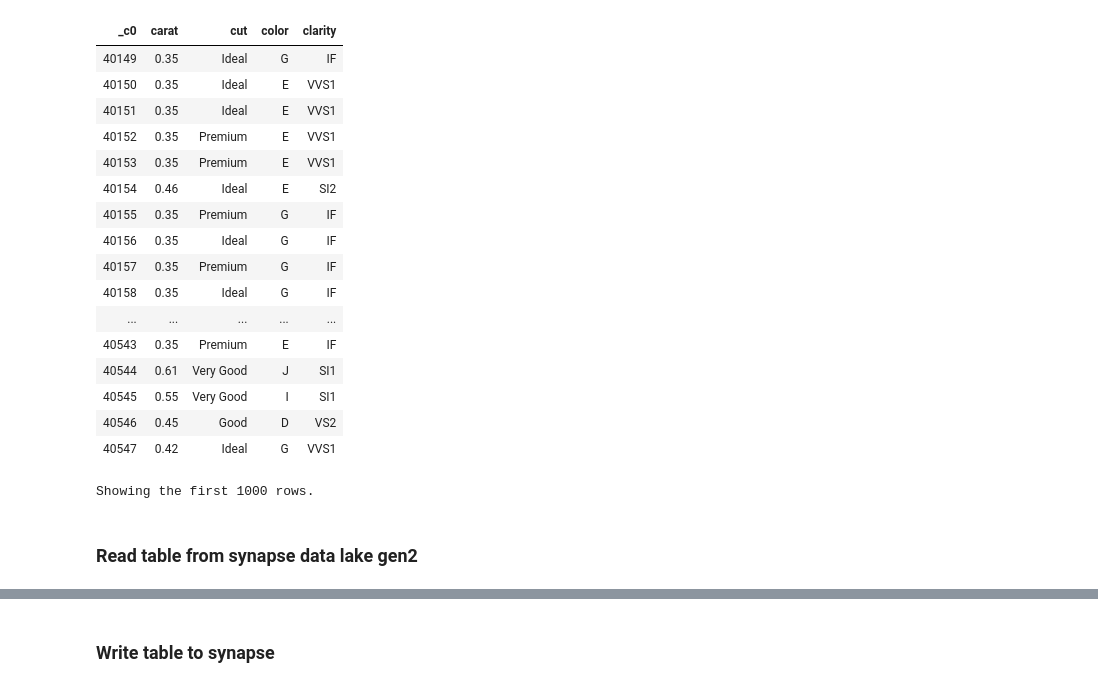
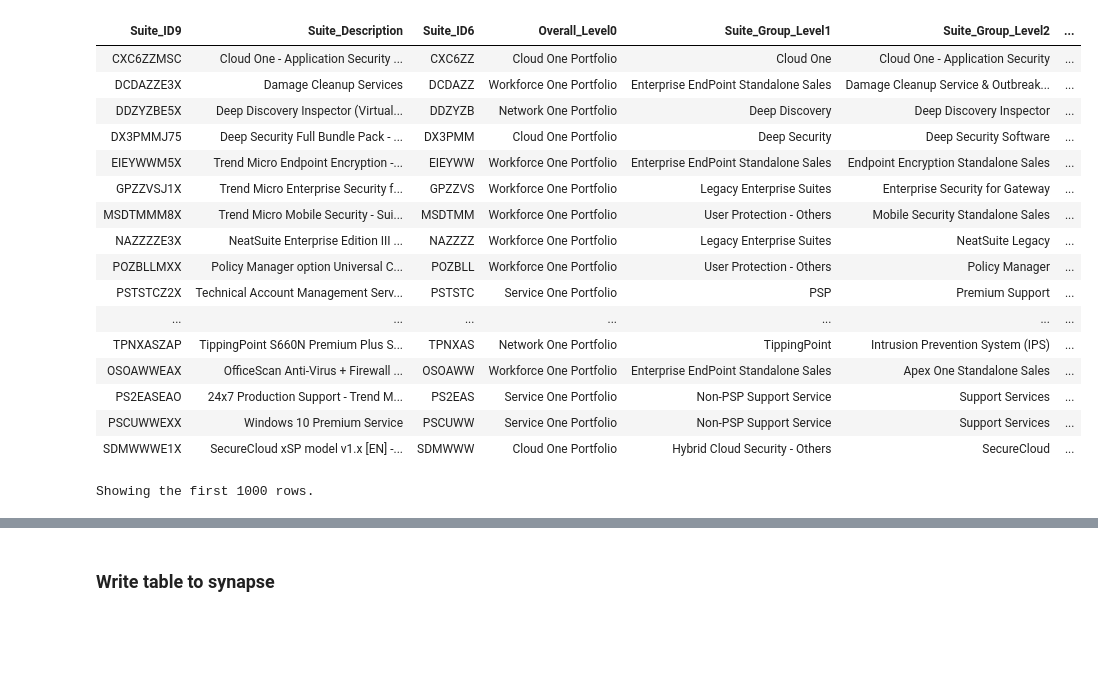
Before and after one commit to a93701011/bifconnect, a Jupyter notebook: databricks/read-write-from-synapse.ipynb, the cells around one changed output, grey strips where cells are left out. Cells and saved outputs as stored; diff of their text form; code cells hidden in the pictures; blank space fills up the shorter version.

```diff
--- a/databricks/read-write-from-synapse.ipynb
+++ b/databricks/read-write-from-synapse.ipynb
@@ -27,31 +10,40 @@ sqlDwUrlSmall = "jdbc:sqlserver://" + dwServer + ":" + dwJdbcPort + ";database="
 # %%
+blobStorage = "gdwpocdls.dfs.core.windows.net"
+blobContainer = "bifconnect"
+blobAccessKey = dbutils.secrets.get(scope = 'BIFC-asagdwpocws-etl', key = 'StorageAccount-gdwpocdls-AccessKey')
+
+spark.conf.set(f"fs.azure.account.key.{blobStorage}",blobAccessKey)
+
+tempDir = "abfss://" + blobContainer + "@" + blobStorage +"/tempDirs"
+
+_url = dbutils.secrets.get(scope = 'BIFC-asagdwpocws-etl', key = 'Synapse-asagdwpocetl-ConnectionString');
+
+
 # Load data from an Azure Synapse query.
 df1 = (spark.read.format("com.databricks.spark.sqldw")
-       .option("url", sqlDwUrlSmall)
-       .option("query", "select * from SampleTable")
-       .option( "forward_spark_azure_storage_credentials","True")
+       .option("query", "select * from ACC_MART.Dim_Suite")
+       .option( "useAzureMSI","True")
+       .option("url", _url)
        .option("tempdir", tempDir)
        .load())
 
 display(df1)
 # %% [output]
-| _c0 | carat | cut | color | clarity |
-| 40149 | 0.35 | Ideal | G | IF |
-| 40150 | 0.35 | Ideal | E | VVS1 |
-| 40151 | 0.35 | Ideal | E | VVS1 |
-| 40152 | 0.35 | Premium | E | VVS1 |
-| 40153 | 0.35 | Premium | E | VVS1 |
-| 40154 | 0.46 | Ideal | E | SI2 |
-| 40155 | 0.35 | Premium | G | IF |
-| 40156 | 0.35 | Ideal | G | IF |
-| 40157 | 0.35 | Premium | G | IF |
-| 40158 | 0.35 | Ideal | G | IF |
-| ... | ... | ... | ... | ... |
-| 40543 | 0.35 | Premium | E | IF |
-| 40544 | 0.61 | Very Good | J | SI1 |
-| 40545 | 0.55 | Very Good | I | SI1 |
-| 40546 | 0.45 | Good | D | VS2 |
-| 40547 | 0.42 | Ideal | G | VVS1 |
+| Suite_ID9 | Suite_Description | Suite_ID6 | Overall_Level0 | Suite_Group_Level1 | Suite_Group_Level2 | ... |
+| CXC6ZZMSC | Cloud One - Application Security ... | CXC6ZZ | Cloud One Portfolio | Cloud One | Cloud One - Application Security | ... |
+| DCDAZZE3X | Damage Cleanup Services | DCDAZZ | Workforce One Portfolio | Enterprise EndPoint Standalone Sales | Damage Cleanup Service & Outbreak... | ... |
+| DDZYZBE5X | Deep Discovery Inspector (Virtual... | DDZYZB | Network One Portfolio | Deep Discovery | Deep Discovery Inspector | ... |
+| DX3PMMJ75 | Deep Security Full Bundle Pack - ... | DX3PMM | Cloud One Portfolio | Deep Security | Deep Security Software | ... |
+| EIEYWWM5X | Trend Micro Endpoint Encryption -... | EIEYWW | Workforce One Portfolio | Enterprise EndPoint Standalone Sales | Endpoint Encryption Standalone Sales | ... |
+| GPZZVSJ1X | Trend Micro Enterprise Security f... | GPZZVS | Workforce One Portfolio | Legacy Enterprise Suites | Enterprise Security for Gateway | ... |
+| MSDTMMM8X | Trend Micro Mobile Security - Sui... | MSDTMM | Workforce One Portfolio | User Protection - Others | Mobile Security Standalone Sales | ... |
+| NAZZZZE3X | NeatSuite Enterprise Edition III ... | NAZZZZ | Workforce One Portfolio | Legacy Enterprise Suites | NeatSuite Legacy | ... |
+| POZBLLMXX | Policy Manager option Universal C... | POZBLL | Workforce One Portfolio | User Protection - Others | Policy Manager | ... |
+| PSTSTCZ2X | Technical Account Management Serv... | PSTSTC | Service One Portfolio | PSP | Premium Support | ... |
+| ... | ... | ... | ... | ... | ... | ... |
+| TPNXASZAP | TippingPoint S660N Premium Plus S... | TPNXAS | Network One Portfolio | TippingPoint | Intrusion Prevention System (IPS) | ... |
+| OSOAWWEAX | OfficeScan Anti-Virus + Firewall ... | OSOAWW | Workforce One Portfolio | Enterprise EndPoint Standalone Sales | Apex One Standalone Sales | ... |
+| PS2EASEAO | 24x7 Production Support - Trend M... | PS2EAS | Service One Portfolio | Non-PSP Support Service | Support Services | ... |
+| PSCUWWEXX | Windows 10 Premium Service | PSCUWW | Service One Portfolio | Non-PSP Support Service | Support Services | ... |
+| SDMWWWE1X | SecureCloud xSP model v1.x [EN] -... | SDMWWW | Cloud One Portfolio | Hybrid Cloud Security - Others | SecureCloud | ... |
 Showing the first 1000 rows.
-# %% [markdown]
-### Read table from synapse data lake gen2
```
Also changed, not shown: parts of 11 cells of this notebook, 12 other files.
